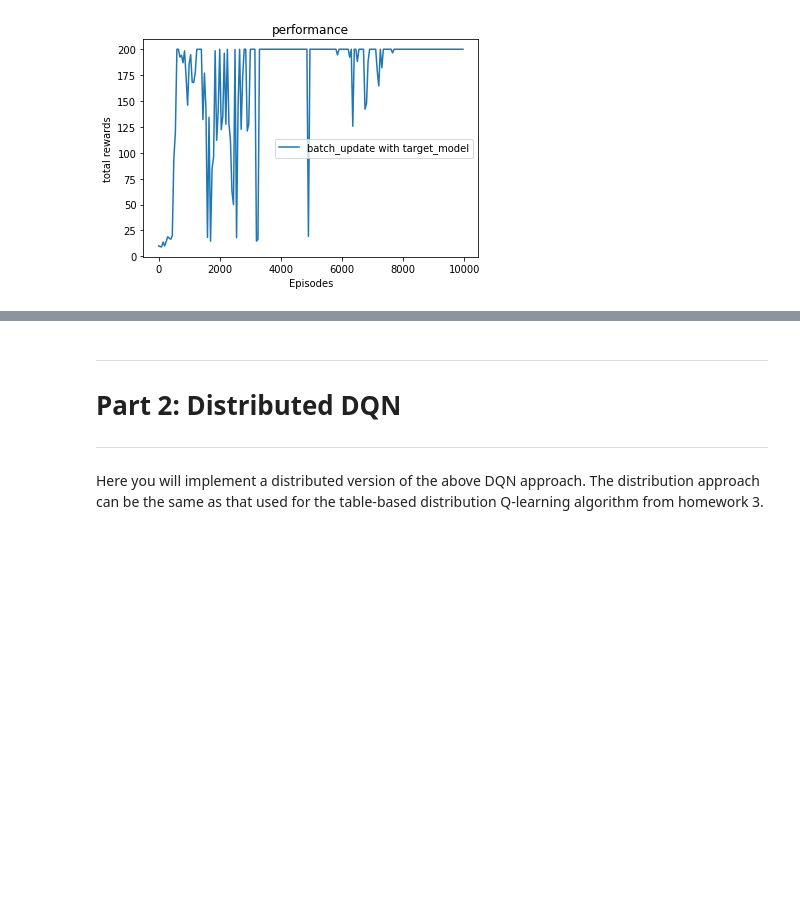
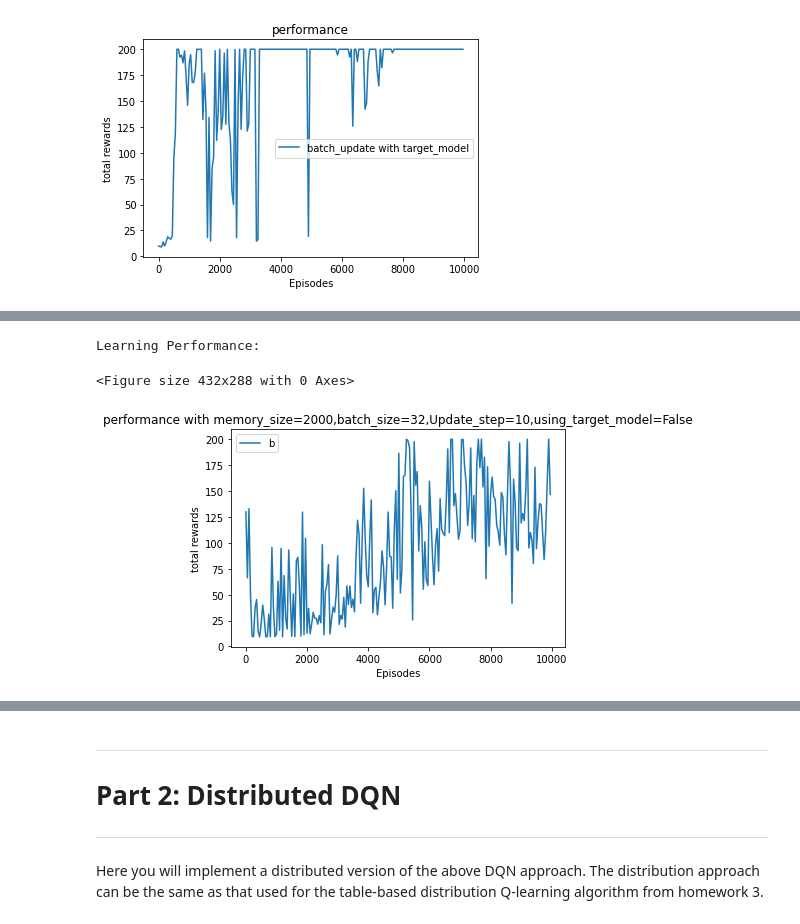
Before and after one commit to rafid009/AI533_HW4, a Jupyter notebook: hw4_v6.ipynb, the cells around one changed output, grey strips where cells are left out. Drawn from its saved outputs; the diff is of its cells as text; code cells hidden in the pictures; blank space fills up the shorter version.

```diff
--- a/hw4_v6.ipynb
+++ b/hw4_v6.ipynb
@@ -459,0 +497,33 @@ KeyboardInterrupt:
+# %%
+#parameter_list =[memory_size,batch_size,update_step,target_model_use]
+parameter_list=[
+                # [1,1,1,False],
+                # [1,1,1,True],
+                [2000,32,10,False],
+                # [2000,32,10,True]
+                ]
+
+folder_name='/home/u91541/AI533_HW4/Part1_Plot'
+for ms,bs,ups,utm in parameter_list:
+
+    hyperparams_CartPole = {
+    'epsilon_decay_steps' : 100000,
+    'final_epsilon' : 0.1,
+    'batch_size' : bs,
+    'update_steps' : ups,
+    'memory_size' : ms,
+    'beta' : 0.99,
+    'model_replace_freq' : 2000,
+    'learning_rate' : 0.0003,
+    'use_target_model': utm
+}
+    training_episodes, test_interval = 10000, 50
+    agent = DQN_agent(env_CartPole, hyperparams_CartPole)
+    result = agent.learn_and_evaluate(training_episodes, test_interval)
+    if utm : l = "batch_update with target_model"
+    else : l= "batch_update without target_model"
+    plot_result(result, test_interval, l,ms,bs,ups,utm,folder_name)
+# %% [output]
+Learning Performance:
+<Figure size 432x288 with 0 Axes>
+[figure, added]
```
Also changed, not shown: parts of 3 cells of this notebook.
